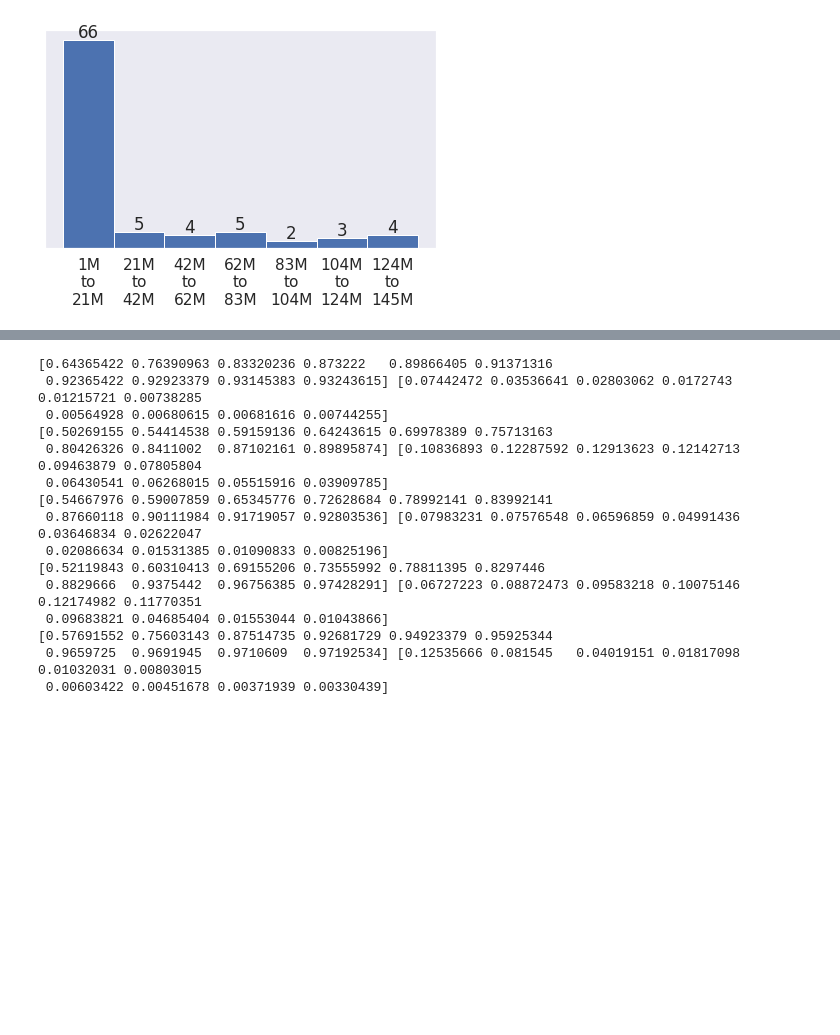
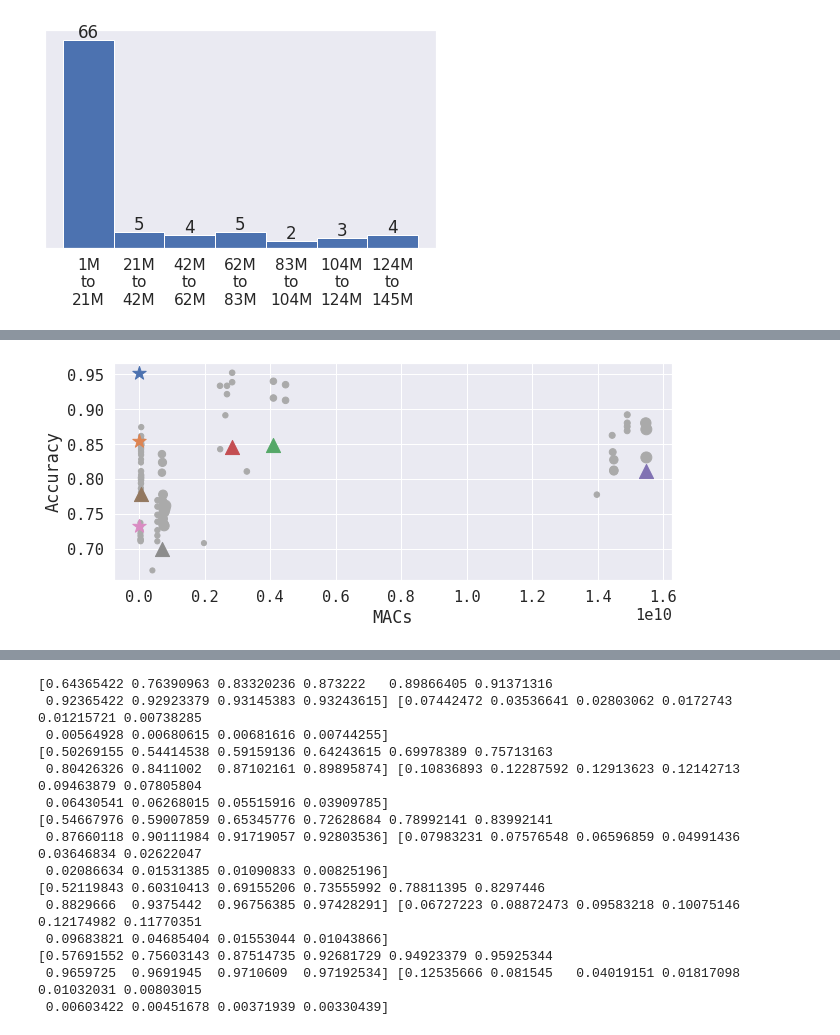
Before and after one commit to steerapi/stitchnet, a Jupyter notebook: 09_plot_results.ipynb, the cells around one changed output, grey strips where cells are left out. Drawn from its saved outputs; the diff is of its cells as text; code cells hidden in the pictures; blank space fills up the shorter version.

```diff
--- a/09_plot_results.ipynb
+++ b/09_plot_results.ipynb
@@ -154,3 +154,7 @@ for originalFile in originalFiles:
     name = os.path.splitext(name)[0]
     originalNetNames.append(name)
     originalValTrainAcc[name] = pd.read_csv(originalFile, names=['valacc', 'trainacc','macs','params','score','fragments'])
+    originalValTrainAcc[name] = originalValTrainAcc[name].iloc[0]
+    originalValTrainAcc[name]['acc'] = originalValTrainAcc[name].valacc
+    originalValTrainAcc[name].name = name
+    print(originalValTrainAcc[name])
@@ -157 +233,8 @@ for originalFile in originalFiles:
+# %%
+# get dots to plot
+macs = data['macs']
+acc = data['acc']
+sizes = data['params']
+sizefactor = 100./max(sizes)
+sizes = 25+sizes*sizefactor
 # %%
@@ -200,0 +289,33 @@ The PostScript backend does not support transparency; partially transparent arti
+# %%
+sns.set(font_scale = 1.4)
+plt.rcParams["font.family"] = "monospace"
+
+fig, ax = plt.subplots(figsize=[10, 4])
+
+ax.scatter(macs, acc, s=sizes, color="#aaaaaa")
+plt.xlabel('MACs')
+plt.ylabel('Accuracy')
+# plt.ylim(0.4,1)
+# plt.xlim(0.4e8,0.7e8)
+
+label_accs = []
+pnets = []
+for netmeta in resultdata.iloc:
+    if netmeta.name in ['best_stitchnet','smallest_stitchnet', 'stitchnet27']:
+        pnet = ax.scatter(netmeta.score, netmeta.acc, marker="*", s=200)
+    else:
+        pnet = ax.scatter(netmeta.macs, netmeta.acc, marker="^", s=200)
+    pnets.append(pnet)
+    label_accs.append(f"{pad(netmeta.name,18)}|{netmeta.acc:.2f}|{netmeta.score:.2f}|{netmeta.macs/1e6:5.0f}M|{netmeta.params/1e6:5.1f}M")
+# ax.legend(loc="best", ncol=3, bbox_to_anchor=(1,1))
+
+# leg1 = plt.legend(pnets, label_accs, loc="best", ncol=1, bbox_to_anchor=(1,1), title=f"     {pad('name',18)}|acc |cka |  macs|params", title_fontsize=16, fontsize=16)
+# # leg2 = plt.legend(pnets, ['']*len(pnets), loc="best", ncol=1, bbox_to_anchor=(1.4,1), title='cka')
+# leg1._legend_box.align = "left"
+# ax.add_artist(leg1)
+# # ax.add_artist(leg2)
+
+# ax.legend(loc="best", ncol=3, bbox_to_anchor=(1,1))
+plt.savefig(f'{figFolder}/accvsmacs.eps',bbox_inches='tight')
+# %% [output]
+[figure, added]
```
Also changed, not shown: parts of 11 cells of this notebook, 19 other files.
